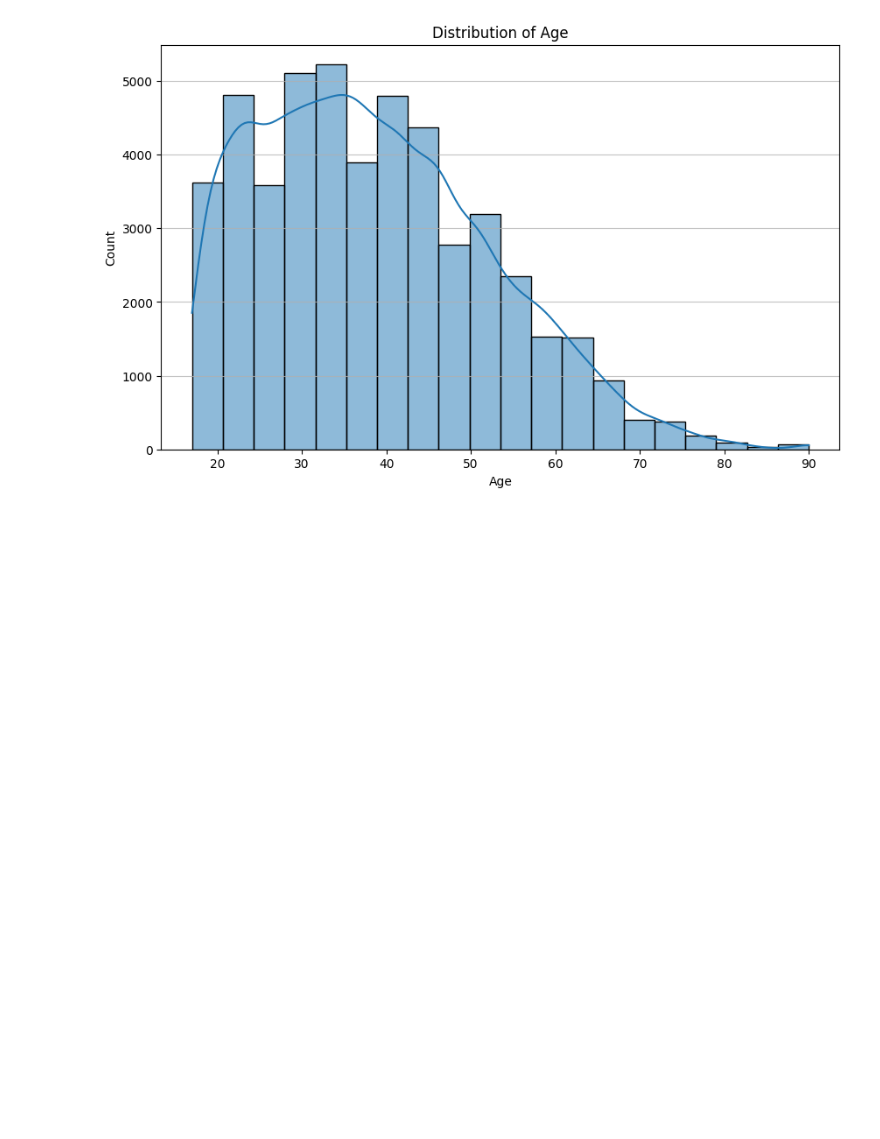
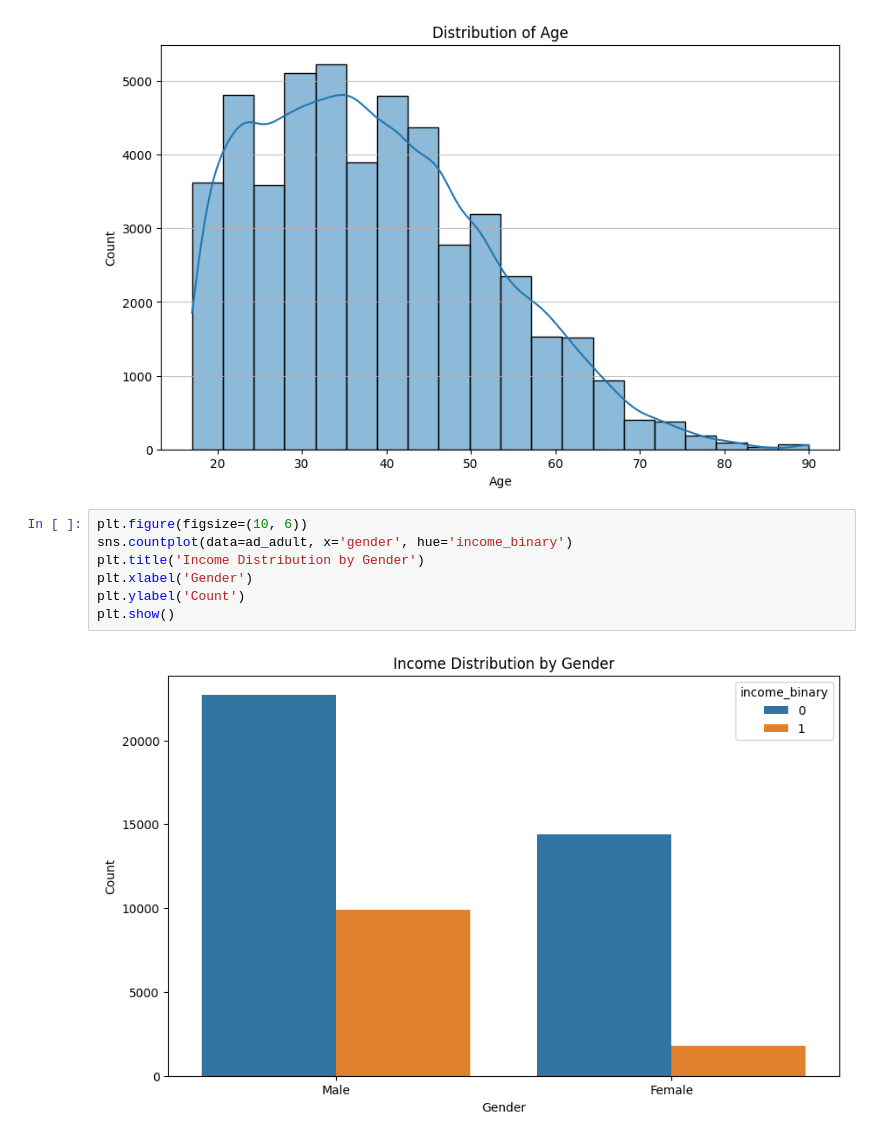
Before and after one commit to HRIDYANS/MY_PYTHON_PROJECT, a Jupyter notebook: Pandas_Tasks_adult_data.ipynb, the cells around one changed output. Drawn from its saved outputs; the diff is of its cells as text; blank space fills up the shorter version.

```diff
--- a/Pandas_Tasks_adult_data.ipynb
+++ b/Pandas_Tasks_adult_data.ipynb
@@ -333,3 +342,12 @@ plt.grid(axis='y', alpha=0.75)
 plt.show()
 # %% [output]
 [figure]
+# %%
+plt.figure(figsize=(10, 6))
+sns.countplot(data=ad_adult, x='gender', hue='income_binary')
+plt.title('Income Distribution by Gender')
+plt.xlabel('Gender')
+plt.ylabel('Count')
+plt.show()
+# %% [output]
+[figure, added]
```
Also changed, not shown: parts of 6 cells of this notebook.
